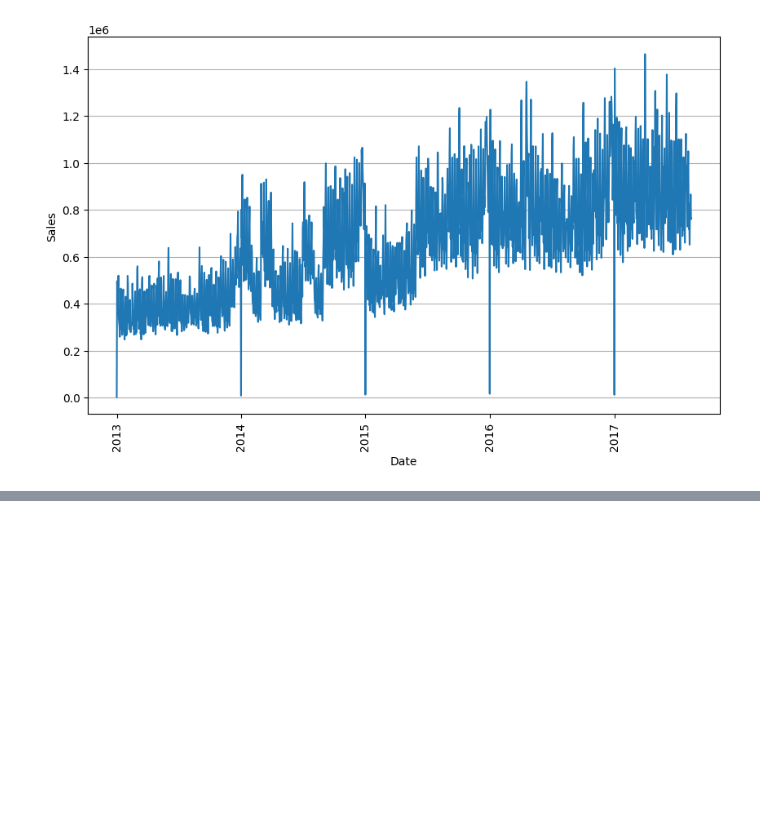
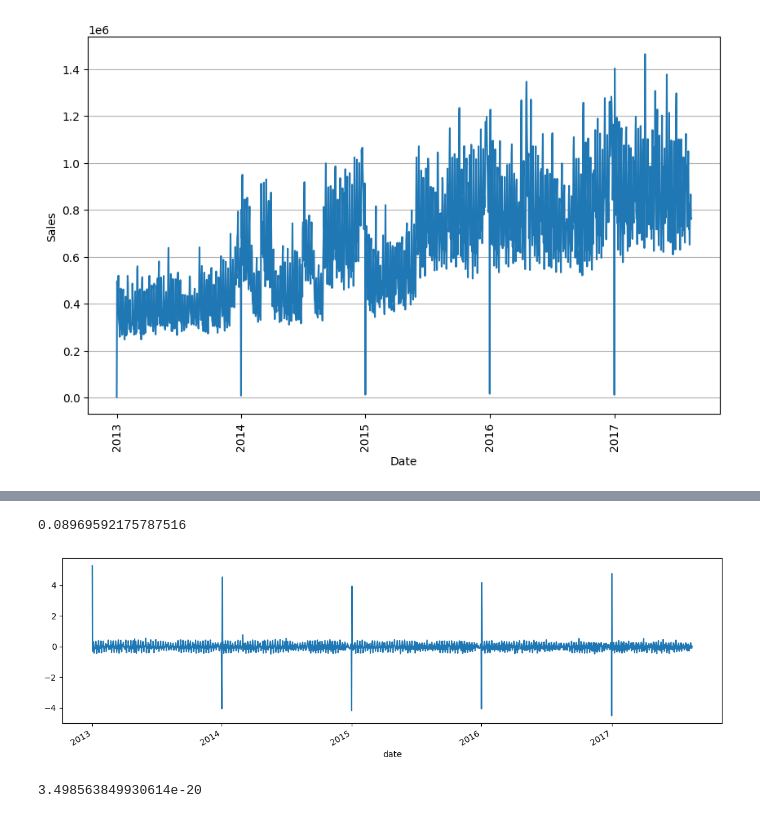
Before and after one commit to P-Dubbs-Kaggle-Champions/2212-Store-Sales-Forecasting, a Jupyter notebook: Time series modelling foundations.ipynb, the cells around one changed output, grey strips where cells are left out. Drawn from its saved outputs; the diff is of its cells as text; code cells hidden in the pictures; blank space fills up the shorter version.

```diff
--- a/Time series modelling foundations.ipynb
+++ b/Time series modelling foundations.ipynb
@@ -71,0 +152,24 @@ plt.show()
+# %%
+# Check for stationarity on first order differencing
+
+results = adfuller(train_base["sales"].dropna())
+results[1] # Non-stationarity still
+# %% [output]
+0.08969592175787516
+# %%
+# Convert to stationarity
+
+transformed_train_base = pd.Series(np.log(train_base["sales"])).diff().dropna()
+
+transformed_train_base.plot(figsize=(14, 4));
+
+## NEED TO DO SOMETHING ABOUT 1 JAN
+# %% [output]
+[figure, added]
+# %%
+# test
+
+results = adfuller(transformed_train_base)
+results[1] # Stationarity
+# %% [output]
+3.498563849930614e-20
```
Also changed, not shown: parts of 22 cells of this notebook.
